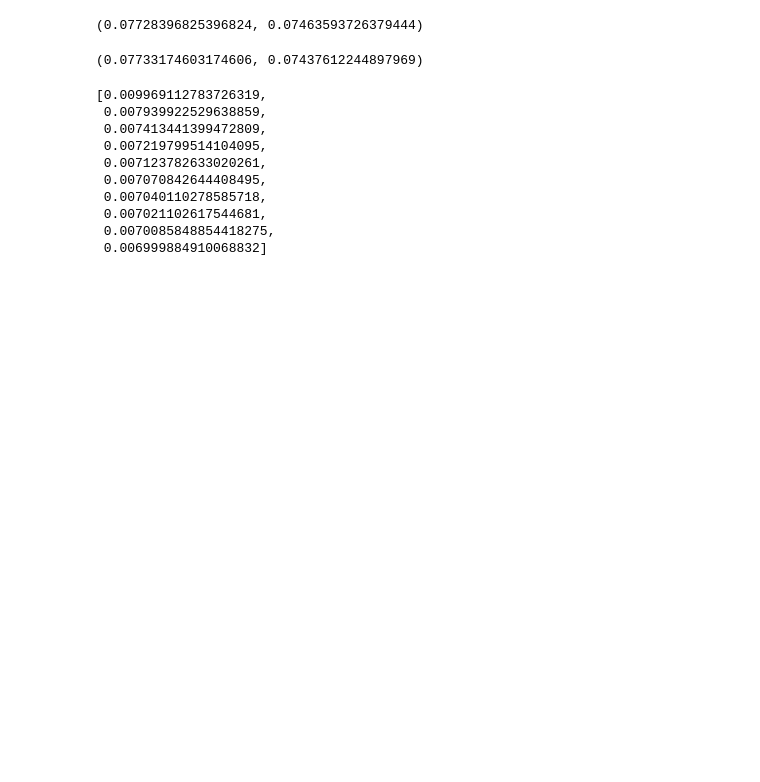
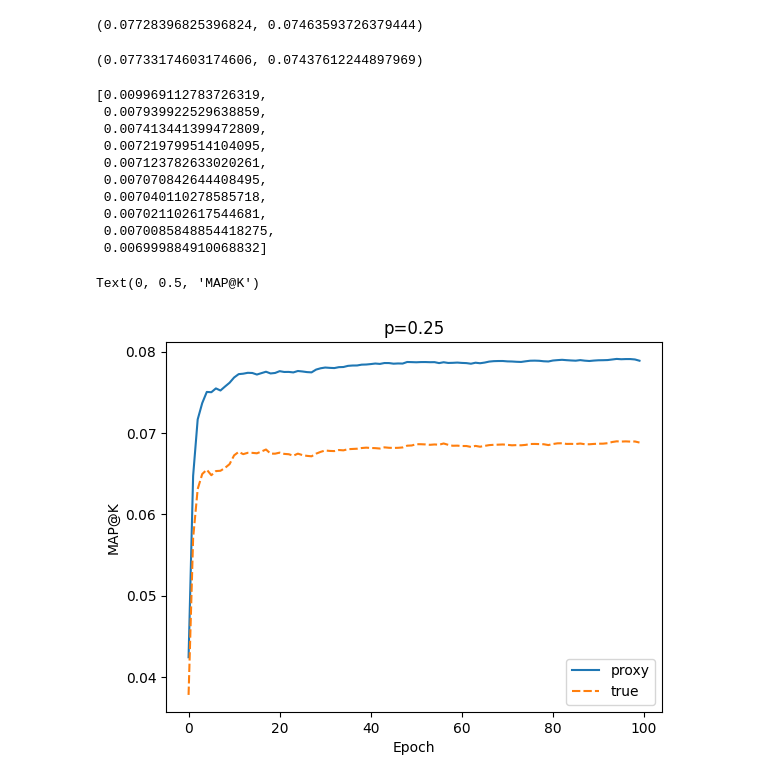
Before and after one commit to sebzhao/proxy-objective-recsys, a Jupyter notebook: netflix.ipynb, the cells around one changed output. Saved outputs shown, nothing was run; the diff lists cells and outputs as text; code cells hidden in the pictures; blank space fills up the shorter version.

```diff
--- a/netflix.ipynb
+++ b/netflix.ipynb
@@ -238,6 +240,7 @@ true_prefs = convert_to_index_lst(random_classification_noise(watch_matrix_valid
 # %%
 proxy_prefs = convert_to_index_lst(watch_matrix_validation.values)
 # %%
+proxy_losses, true_losses = [], []
 def validation_hook(solver, epoch, elapsed_time, progress):
     # print(solver.user_factors.shape)
     # print(solver.item_factors.shape)
@@ -245,8 +248,9 @@ def validation_hook(solver, epoch, elapsed_time, progress):
     #FIXME: This should actually be the indices of the items
     global proxy_prefs
     global true_prefs
-    print(batch_mapk(recommendations, proxy_prefs, true_prefs))
-
+    proxy_loss, true_loss = batch_mapk(recommendations, proxy_prefs, true_prefs)
+    proxy_losses.append(proxy_loss)
+    true_losses.append(true_loss)
     # Calculate validation loss
 # %%
 model = implicit.als.AlternatingLeastSquares(factors=100, calculate_training_loss=True, iterations=10)
@@ -274,10 +278,25 @@ model.fit(watch_matrix_csr, callback=validation_hook)
  0.006999884910068832]
 # %%
 res = []
+
 for p in [0.25, 0.5, 0.75]:
-    true_prefs = random_classification_noise(watch_matrix_validation, p)
+    proxy_losses = []
+    true_losses = []
+    true_prefs = convert_to_index_lst(random_classification_noise(watch_matrix_validation, p))
+
     model = implicit.als.AlternatingLeastSquares(factors=100, calculate_training_loss=True, iterations=100)
-    model.fit(watch_matrix_csr, callback=validation_hook)
+    train_losses = model.fit(watch_matrix_csr, callback=validation_hook)
+    res.append((p, train_losses, proxy_losses, true_losses))
 
-with open('../data/archive/results.txt', 'w') as f:
+with open('../data/archive/results.txt', 'wb') as f:
     pickle.dump(res, f)
+# %%
+p, train_losses, proxy_losses, true_losses = res[0]
+df = pd.DataFrame({'proxy': proxy_losses, 'true': true_losses})
+sns.lineplot(data=df)
+plt.title(f"p={p}")
+plt.xlabel("Epoch")
+plt.ylabel("MAP@K")
+# %% [output]
+Text(0, 0.5, 'MAP@K')
+[figure, added]
```
Also changed, not shown: parts of 5 cells of this notebook.
